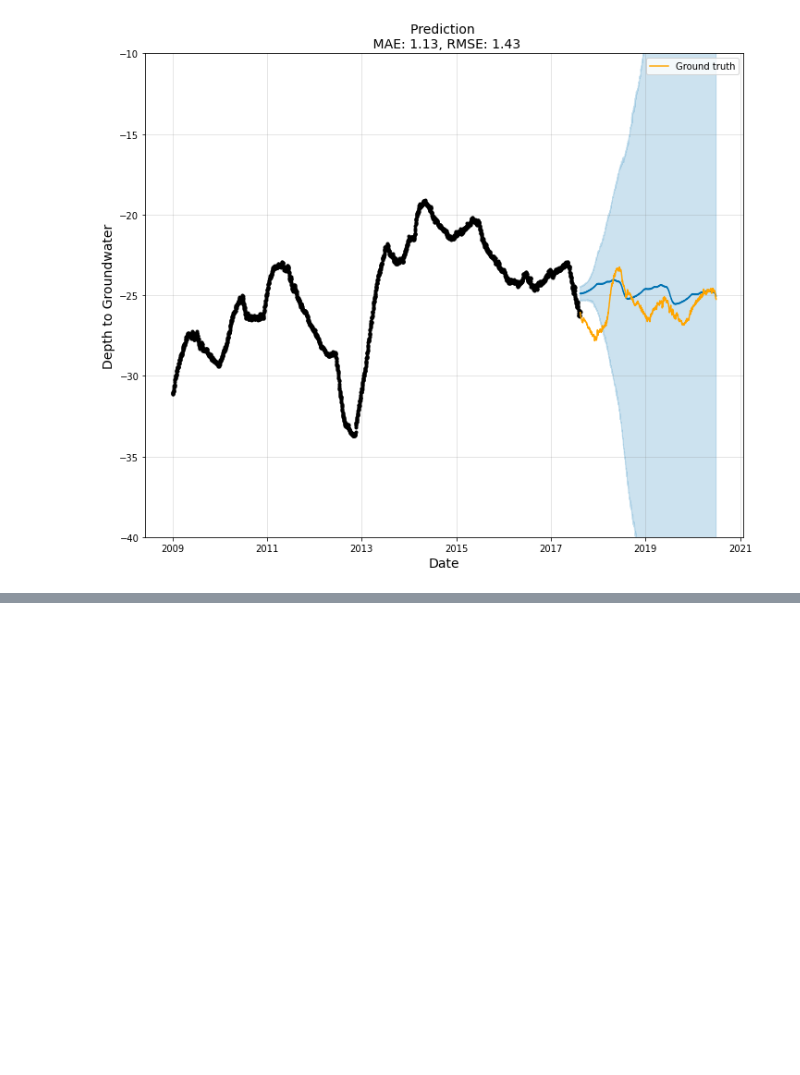
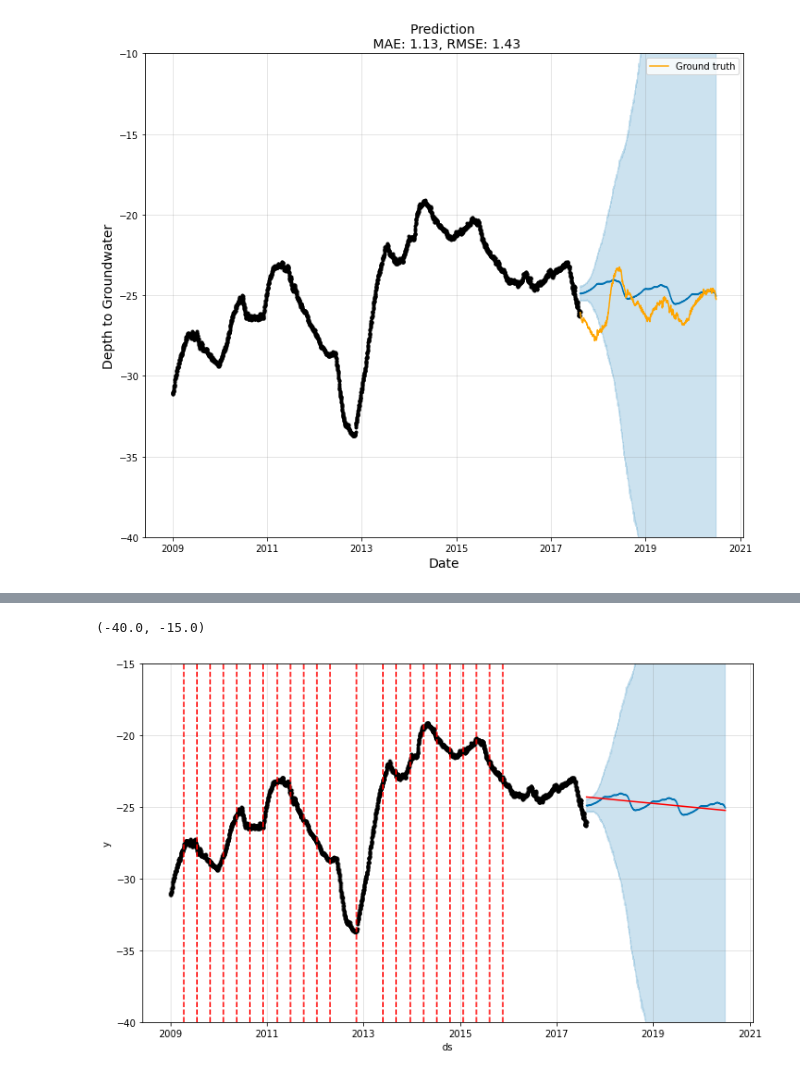
Before and after one commit to bkleck/WaterAnalytics, a Jupyter notebook: machine_learning.ipynb, the cells around one changed output, grey strips where cells are left out. Drawn from its saved outputs; the diff is of its cells as text; code cells hidden in the pictures; blank space fills up the shorter version.

```diff
--- a/machine_learning.ipynb
+++ b/machine_learning.ipynb
@@ -237,0 +241,10 @@ From the plot, it can be seen that Prophet does capture the seasonal trends, but
+# %%
+from fbprophet.plot import add_changepoints_to_plot
+
+# plot the changepoints
+fig2 = model.plot(y_pred)
+a = add_changepoints_to_plot(fig2.gca(),model,y_pred)
+plt.ylim([-40, -15])
+# %% [output]
+(-40.0, -15.0)
+[figure, added]
```
Also changed, not shown: parts of 6 cells of this notebook.
